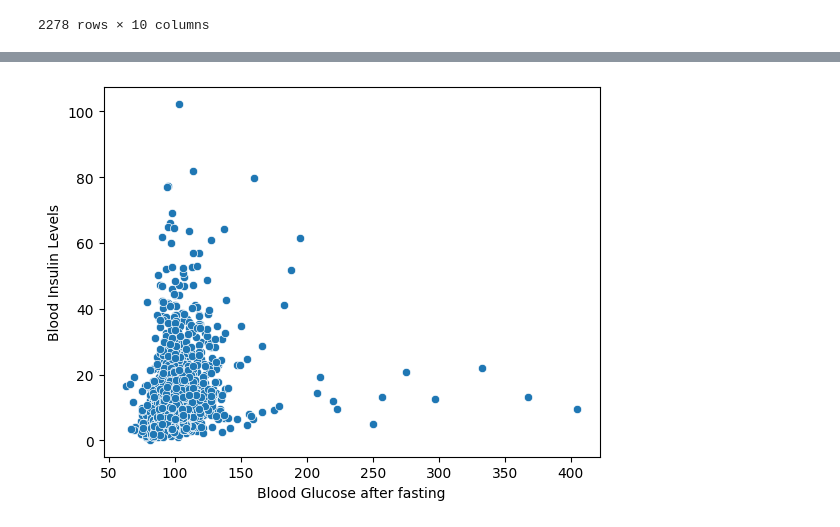
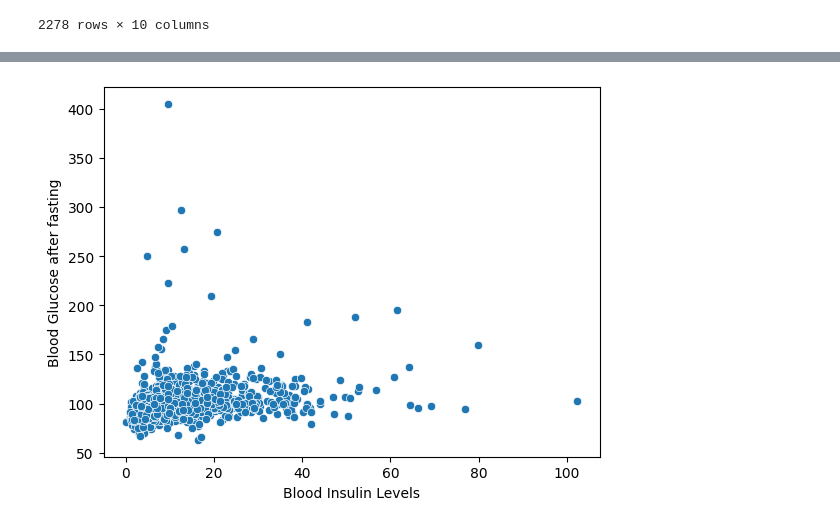
Before and after one commit to natnichapin/age_prediction_project, a Jupyter notebook: age_prediction.ipynb, the cells around one changed output, grey strips where cells are left out. Saved outputs shown, nothing was run; the diff lists cells and outputs as text; code cells hidden in the pictures.

```diff
--- a/age_prediction.ipynb
+++ b/age_prediction.ipynb
@@ -31,3 +37,7 @@ First 5 records:       ID Age_group  Age  Gender  PAQ605  Body Mass Index  \
 2                  6.14
 3                 16.15
 4                 10.92
+# %%
+X = df[['Blood Glucose after fasting', 'Blood Insulin Levels', 'Body Mass Index']]  # Replace with your actual feature columns
+y = df['Age_group']  # Replace with your actual target variable column
+X_train, X_test, y_train, y_test = train_test_split(X, y, test_size=0.3, random_state=42)
@@ -33,0 +84,10 @@ First 5 records:       ID Age_group  Age  Gender  PAQ605  Body Mass Index  \
+# %%
+from sklearn.ensemble import RandomForestClassifier
+# Train random forest and get feature importances
+model = RandomForestClassifier()
+model.fit(X_train, y_train)
+importances = model.feature_importances_
+# Display feature importances
+feature_importances = pd.Series(importances,
+index=X_train.columns)
+print(feature_importances.sort_values(ascending=False))
@@ -140,8 +225,8 @@ plt.show()
 # %%
 # 3. ตรวจสอบ Outliers ที่อาจมีผลต่อค่า Correlation
 #  ถ้ากระจายเป็นเส้นตรง → Pearson น่าจะถูกต้อง (0.78)
 #  ถ้าเป็นแนวโค้ง หรือกระจายแบบไม่มีรูปแบบ → Spearman น่าจะถูกต้องกว่า (0.21)
-sns.scatterplot(x=df["Blood Glucose after fasting"], y=df["Blood Insulin Levels"])
+sns.scatterplot(x=X_train["Blood Insulin Levels"], y=df["Blood Glucose after fasting"])
 plt.show()
 # %% [output]
-[figure, old version]
+[figure, new version]
```
Also changed, not shown: parts of 60 cells of this notebook.
